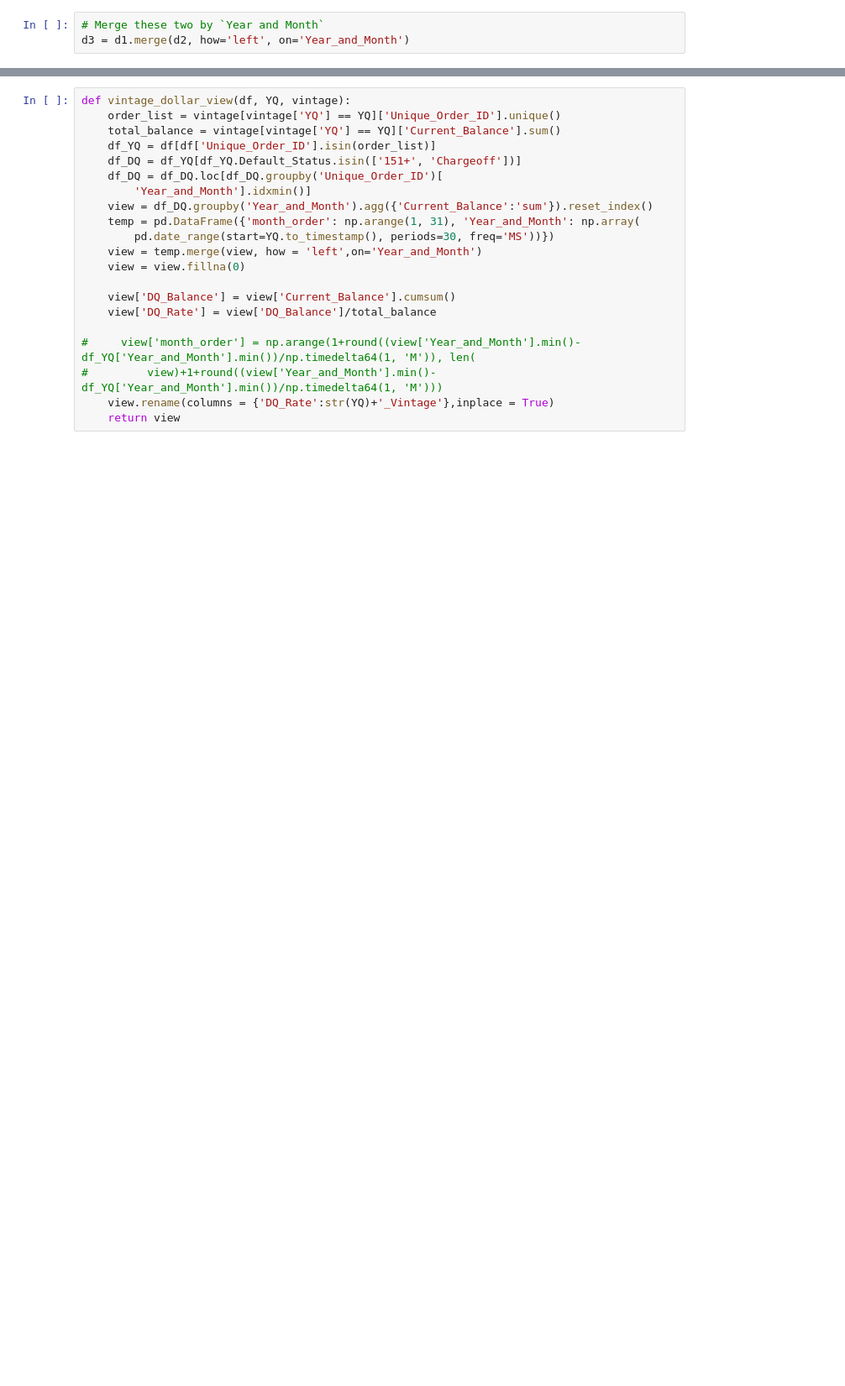
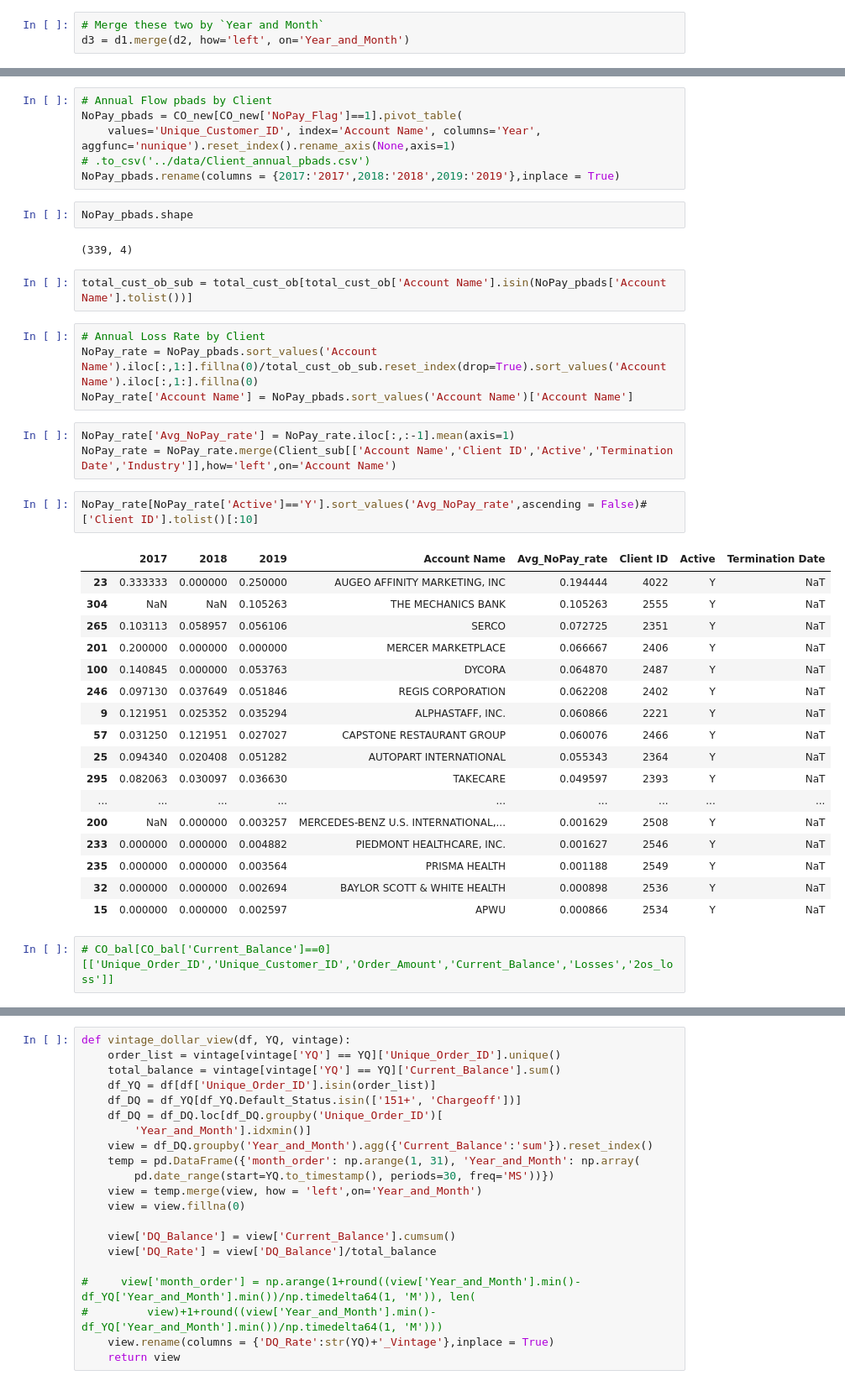
Before and after one commit to XuetingS/PP, a Jupyter notebook: src/Vertical Loss.ipynb, the cells around one changed output, grey strips where cells are left out. Shown at 84% size. Saved outputs shown, nothing was run; the diff lists cells and outputs as text; blank space fills up the shorter version.

```diff
--- a/src/Vertical Loss.ipynb
+++ b/src/Vertical Loss.ipynb
@@ -179,0 +348,41 @@ Perf[Perf['YQ']==]
+# %%
+# Annual Flow pbads by Client
+NoPay_pbads = CO_new[CO_new['NoPay_Flag']==1].pivot_table(
+    values='Unique_Customer_ID', index='Account Name', columns='Year', aggfunc='nunique').reset_index().rename_axis(None,axis=1)
+# .to_csv('../data/Client_annual_pbads.csv')
+NoPay_pbads.rename(columns = {2017:'2017',2018:'2018',2019:'2019'},inplace = True)
+# %%
+NoPay_pbads.shape
+# %% [output]
+(339, 4)
+# %%
+total_cust_ob_sub = total_cust_ob[total_cust_ob['Account Name'].isin(NoPay_pbads['Account Name'].tolist())]
+# %%
+# Annual Loss Rate by Client
+NoPay_rate = NoPay_pbads.sort_values('Account Name').iloc[:,1:].fillna(0)/total_cust_ob_sub.reset_index(drop=True).sort_values('Account Name').iloc[:,1:].fillna(0)
+NoPay_rate['Account Name'] = NoPay_pbads.sort_values('Account Name')['Account Name']
+# %%
+NoPay_rate['Avg_NoPay_rate'] = NoPay_rate.iloc[:,:-1].mean(axis=1)
+NoPay_rate = NoPay_rate.merge(Client_sub[['Account Name','Client ID','Active','Termination Date','Industry']],how='left',on='Account Name')
+# %%
+NoPay_rate[NoPay_rate['Active']=='Y'].sort_values('Avg_NoPay_rate',ascending = False)#['Client ID'].tolist()[:10]
+# %% [output]
+|  | 2017 | 2018 | 2019 | Account Name | Avg_NoPay_rate | Client ID | Active | Termination Date |
+| 23 | 0.333333 | 0.000000 | 0.250000 | AUGEO AFFINITY MARKETING, INC | 0.194444 | 4022 | Y | NaT |
+| 304 | NaN | NaN | 0.105263 | THE MECHANICS BANK | 0.105263 | 2555 | Y | NaT |
+| 265 | 0.103113 | 0.058957 | 0.056106 | SERCO | 0.072725 | 2351 | Y | NaT |
+| 201 | 0.200000 | 0.000000 | 0.000000 | MERCER MARKETPLACE | 0.066667 | 2406 | Y | NaT |
+| 100 | 0.140845 | 0.000000 | 0.053763 | DYCORA | 0.064870 | 2487 | Y | NaT |
+| 246 | 0.097130 | 0.037649 | 0.051846 | REGIS CORPORATION | 0.062208 | 2402 | Y | NaT |
+| 9 | 0.121951 | 0.025352 | 0.035294 | ALPHASTAFF, INC. | 0.060866 | 2221 | Y | NaT |
+| 57 | 0.031250 | 0.121951 | 0.027027 | CAPSTONE RESTAURANT GROUP | 0.060076 | 2466 | Y | NaT |
+| 25 | 0.094340 | 0.020408 | 0.051282 | AUTOPART INTERNATIONAL | 0.055343 | 2364 | Y | NaT |
+| 295 | 0.082063 | 0.030097 | 0.036630 | TAKECARE | 0.049597 | 2393 | Y | NaT |
+| ... | ... | ... | ... | ... | ... | ... | ... | ... |
+| 200 | NaN | 0.000000 | 0.003257 | MERCEDES-BENZ U.S. INTERNATIONAL,... | 0.001629 | 2508 | Y | NaT |
+| 233 | 0.000000 | 0.000000 | 0.004882 | PIEDMONT HEALTHCARE, INC. | 0.001627 | 2546 | Y | NaT |
+| 235 | 0.000000 | 0.000000 | 0.003564 | PRISMA HEALTH | 0.001188 | 2549 | Y | NaT |
+| 32 | 0.000000 | 0.000000 | 0.002694 | BAYLOR SCOTT & WHITE HEALTH | 0.000898 | 2536 | Y | NaT |
+| 15 | 0.000000 | 0.000000 | 0.002597 | APWU | 0.000866 | 2534 | Y | NaT |
+# %%
+# CO_bal[CO_bal['Current_Balance']==0][['Unique_Order_ID','Unique_Customer_ID','Order_Amount','Current_Balance','Losses','2os_loss']]
```
Also changed, not shown: parts of 70 cells of this notebook.
